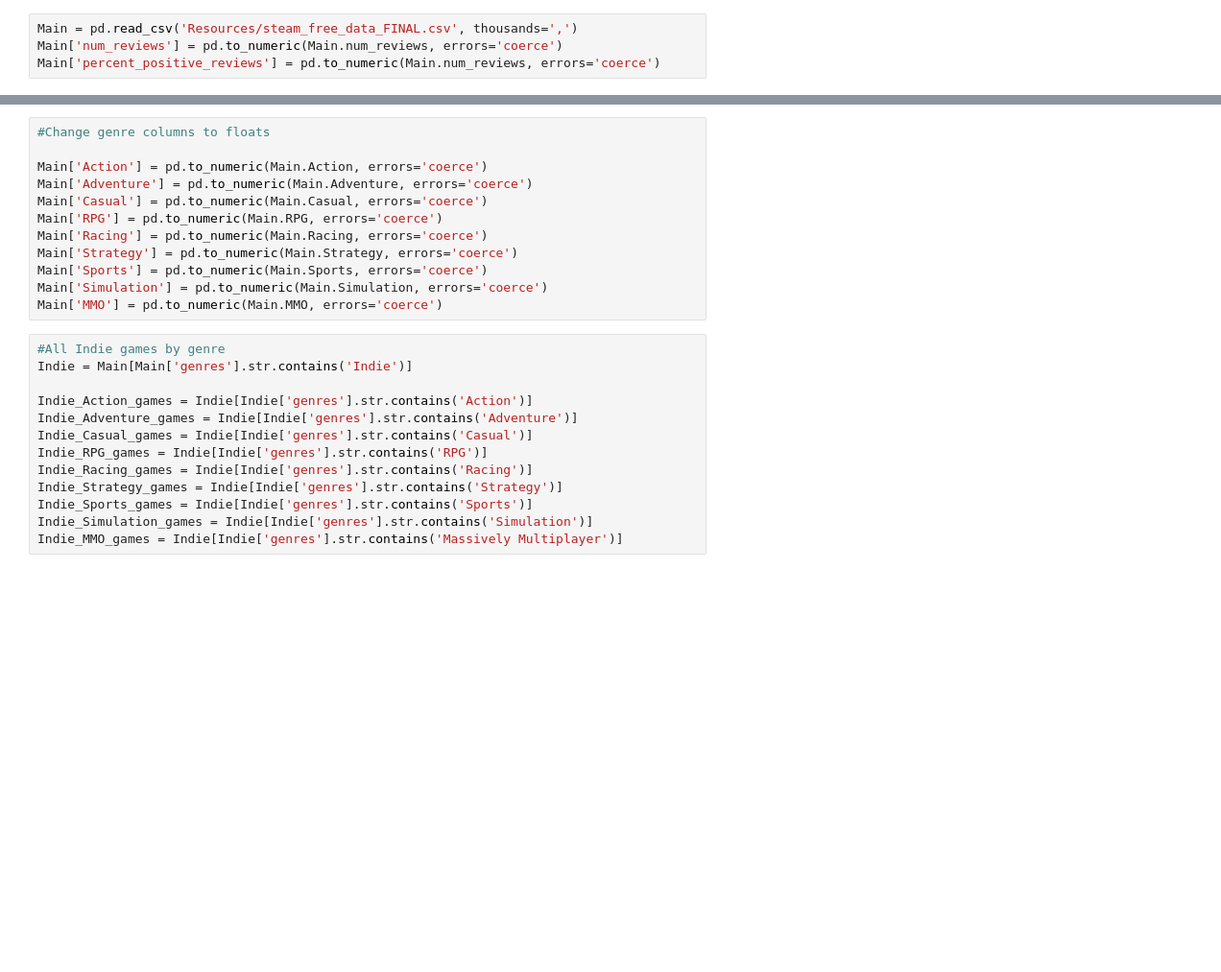
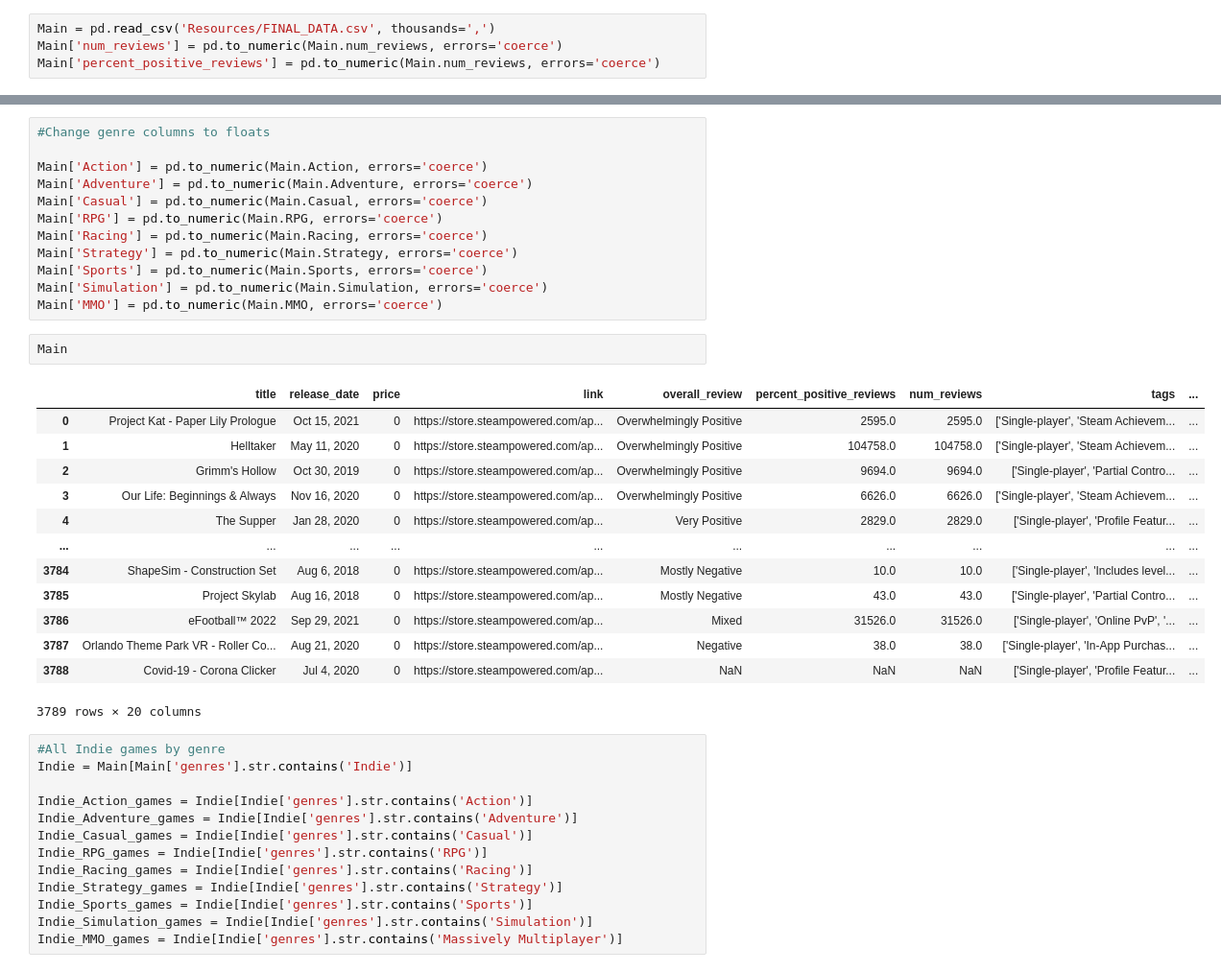
Before and after one commit to SamCain3/SteamReviews, a Jupyter notebook: Analysis.ipynb, the cells around one changed output, grey strips where cells are left out. Shown at 96% size. Cells and saved outputs as stored; diff of their text form; blank space fills up the shorter version.

```diff
--- a/Analysis.ipynb
+++ b/Analysis.ipynb
@@ -10,7 +10,7 @@ import seaborn as sns
 from sklearn import datasets
 import statsmodels.api as sm
 # %%
-Main = pd.read_csv('Resources/steam_free_data_FINAL.csv', thousands=',')
+Main = pd.read_csv('Resources/FINAL_DATA.csv', thousands=',')
 Main['num_reviews'] = pd.to_numeric(Main.num_reviews, errors='coerce')
 Main['percent_positive_reviews'] = pd.to_numeric(Main.num_reviews, errors='coerce')
 # %% [markdown]
@@ -136,6 +136,22 @@ Main['Strategy'] = pd.to_numeric(Main.Strategy, errors='coerce')
 Main['Sports'] = pd.to_numeric(Main.Sports, errors='coerce')
 Main['Simulation'] = pd.to_numeric(Main.Simulation, errors='coerce')
 Main['MMO'] = pd.to_numeric(Main.MMO, errors='coerce')
+# %%
+Main
+# %% [output]
+|  | title | release_date | price | link | overall_review | percent_positive_reviews | num_reviews | tags | ... |
+| 0 | Project Kat - Paper Lily Prologue | Oct 15, 2021 | 0 | https://store.steampowered.com/ap... | Overwhelmingly Positive | 2595.0 | 2595.0 | ['Single-player', 'Steam Achievem... | ... |
+| 1 | Helltaker | May 11, 2020 | 0 | https://store.steampowered.com/ap... | Overwhelmingly Positive | 104758.0 | 104758.0 | ['Single-player', 'Steam Achievem... | ... |
+| 2 | Grimm's Hollow | Oct 30, 2019 | 0 | https://store.steampowered.com/ap... | Overwhelmingly Positive | 9694.0 | 9694.0 | ['Single-player', 'Partial Contro... | ... |
+| 3 | Our Life: Beginnings & Always | Nov 16, 2020 | 0 | https://store.steampowered.com/ap... | Overwhelmingly Positive | 6626.0 | 6626.0 | ['Single-player', 'Steam Achievem... | ... |
+| 4 | The Supper | Jan 28, 2020 | 0 | https://store.steampowered.com/ap... | Very Positive | 2829.0 | 2829.0 | ['Single-player', 'Profile Featur... | ... |
+| ... | ... | ... | ... | ... | ... | ... | ... | ... | ... |
+| 3784 | ShapeSim - Construction Set | Aug 6, 2018 | 0 | https://store.steampowered.com/ap... | Mostly Negative | 10.0 | 10.0 | ['Single-player', 'Includes level... | ... |
+| 3785 | Project Skylab | Aug 16, 2018 | 0 | https://store.steampowered.com/ap... | Mostly Negative | 43.0 | 43.0 | ['Single-player', 'Partial Contro... | ... |
+| 3786 | eFootball™ 2022 | Sep 29, 2021 | 0 | https://store.steampowered.com/ap... | Mixed | 31526.0 | 31526.0 | ['Single-player', 'Online PvP', '... | ... |
+| 3787 | Orlando Theme Park VR - Roller Co... | Aug 21, 2020 | 0 | https://store.steampowered.com/ap... | Negative | 38.0 | 38.0 | ['Single-player', 'In-App Purchas... | ... |
+| 3788 | Covid-19 - Corona Clicker | Jul 4, 2020 | 0 | https://store.steampowered.com/ap... | NaN | NaN | NaN | ['Single-player', 'Profile Featur... | ... |
+3789 rows × 20 columns
 # %%
 #All Indie games by genre
 Indie = Main[Main['genres'].str.contains('Indie')]
```
Also changed, not shown: parts of 1 cell of this notebook, 1 other file.
